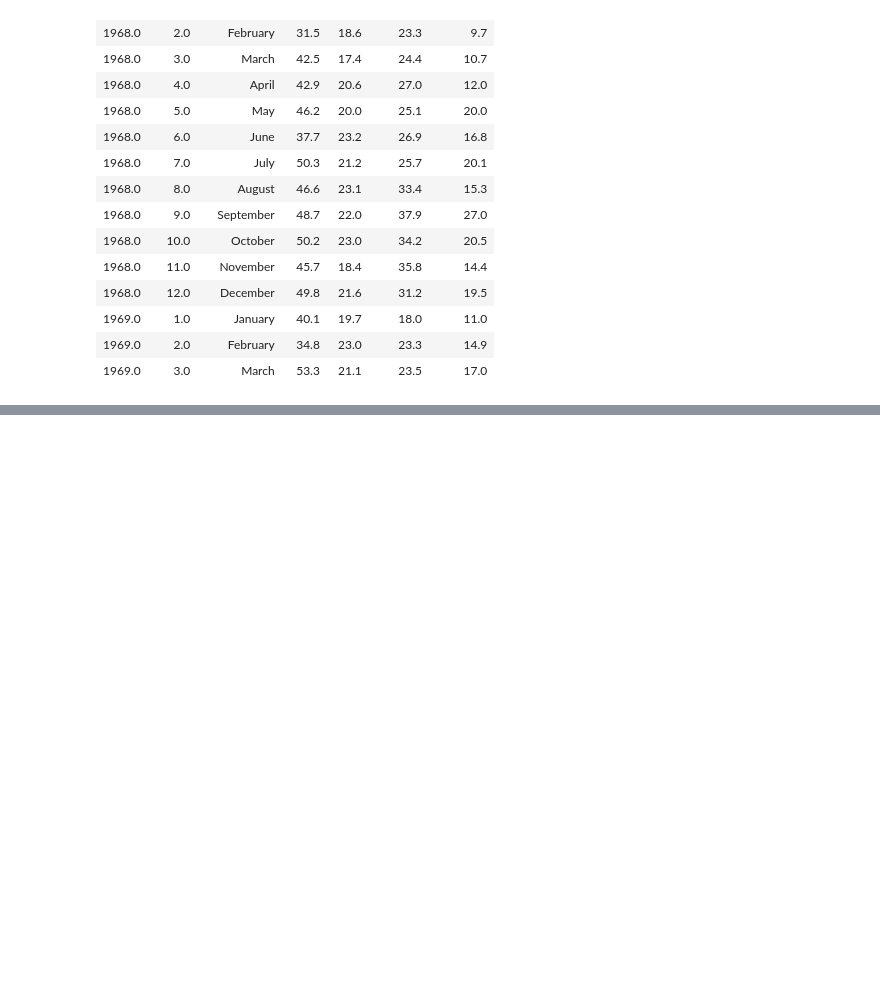
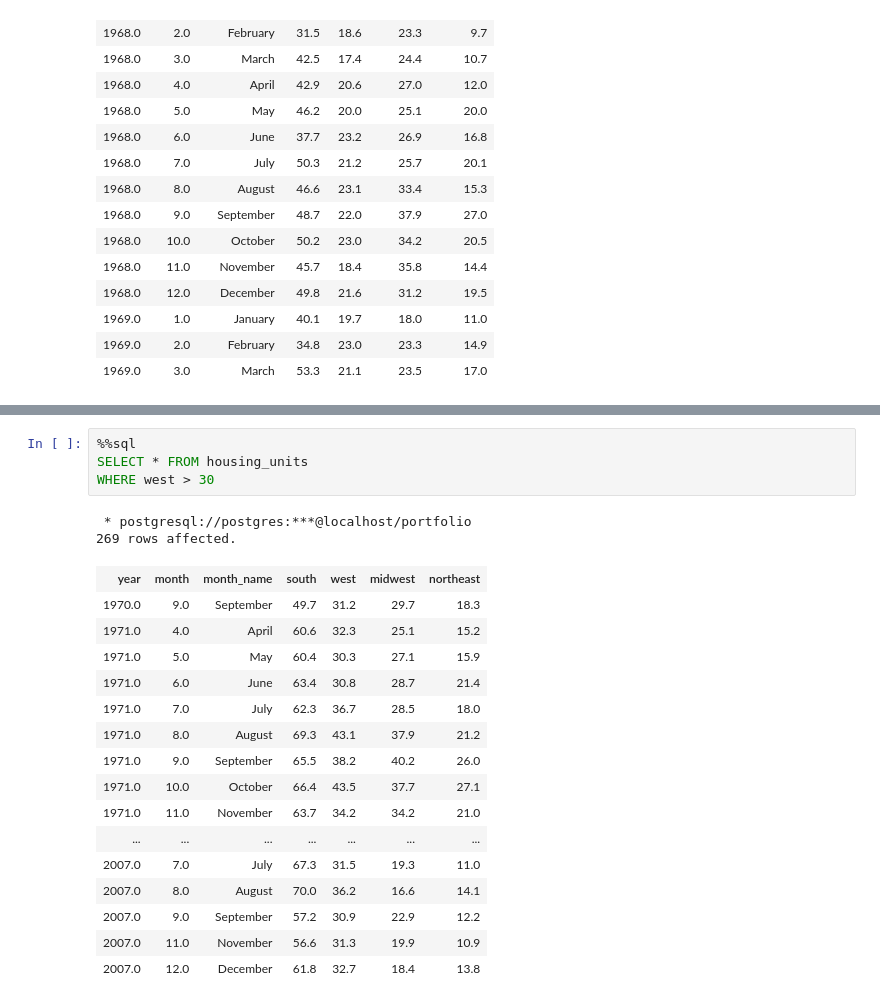
Before and after one commit to davidkeya/SQL-Projects, a Jupyter notebook: SQL Review 2021/Housing Report .ipynb, the cells around one changed output, grey strips where cells are left out. Drawn from its saved outputs; the diff is of its cells as text; blank space fills up the shorter version.

```diff
--- a/SQL Review 2021/Housing Report .ipynb
+++ b/SQL Review 2021/Housing Report .ipynb
@@ -105,0 +137,23 @@ LIMIT 15
+# %%
+%%sql
+SELECT * FROM housing_units
+WHERE west > 30
+# %% [output]
+ * postgresql://postgres:***@localhost/portfolio
+269 rows affected.
+| year | month | month_name | south | west | midwest | northeast |
+| 1970.0 | 9.0 | September | 49.7 | 31.2 | 29.7 | 18.3 |
+| 1971.0 | 4.0 | April | 60.6 | 32.3 | 25.1 | 15.2 |
+| 1971.0 | 5.0 | May | 60.4 | 30.3 | 27.1 | 15.9 |
+| 1971.0 | 6.0 | June | 63.4 | 30.8 | 28.7 | 21.4 |
+| 1971.0 | 7.0 | July | 62.3 | 36.7 | 28.5 | 18.0 |
+| 1971.0 | 8.0 | August | 69.3 | 43.1 | 37.9 | 21.2 |
+| 1971.0 | 9.0 | September | 65.5 | 38.2 | 40.2 | 26.0 |
+| 1971.0 | 10.0 | October | 66.4 | 43.5 | 37.7 | 27.1 |
+| 1971.0 | 11.0 | November | 63.7 | 34.2 | 34.2 | 21.0 |
+| ... | ... | ... | ... | ... | ... | ... |
+| 2007.0 | 7.0 | July | 67.3 | 31.5 | 19.3 | 11.0 |
+| 2007.0 | 8.0 | August | 70.0 | 36.2 | 16.6 | 14.1 |
+| 2007.0 | 9.0 | September | 57.2 | 30.9 | 22.9 | 12.2 |
+| 2007.0 | 11.0 | November | 56.6 | 31.3 | 19.9 | 10.9 |
+| 2007.0 | 12.0 | December | 61.8 | 32.7 | 18.4 | 13.8 |
```
Also changed, not shown: parts of 26 cells of this notebook.
